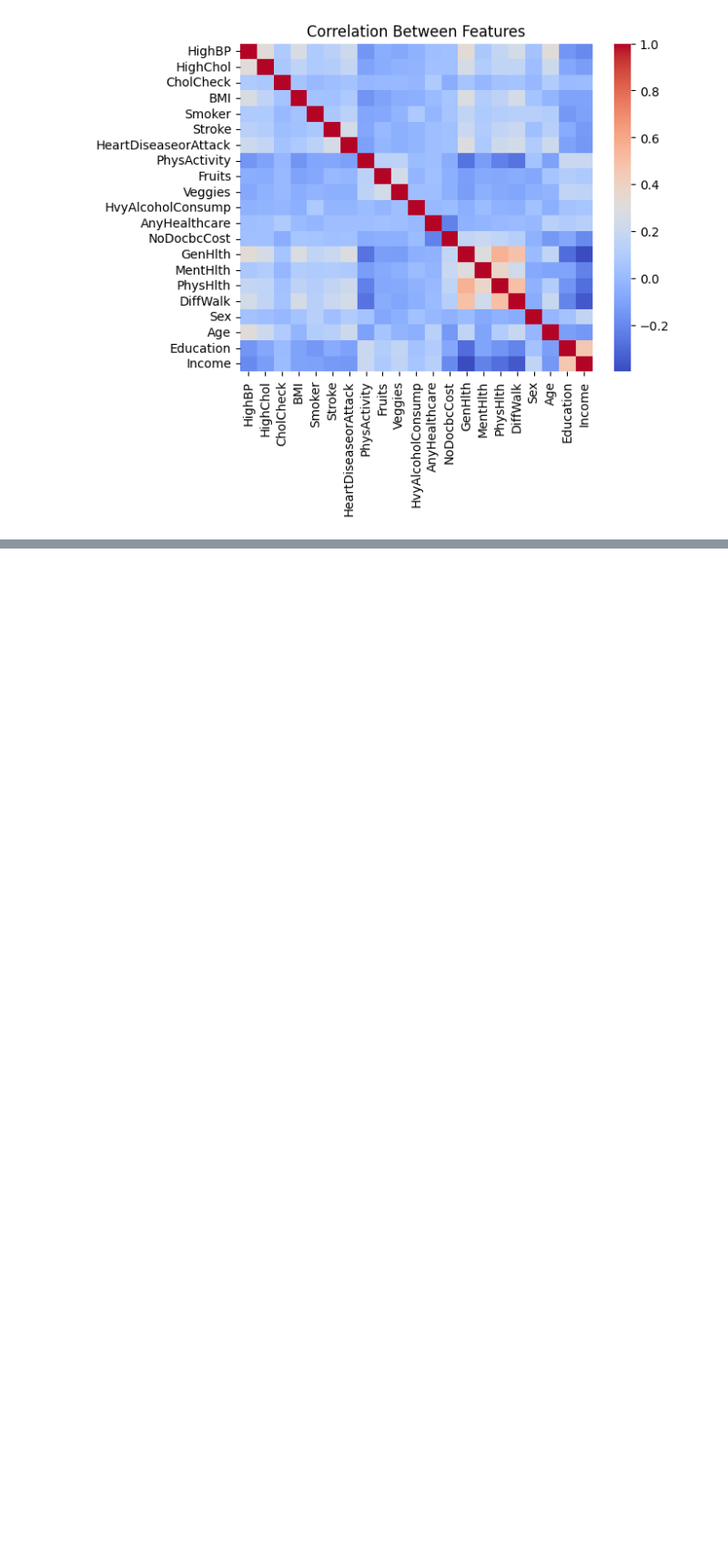
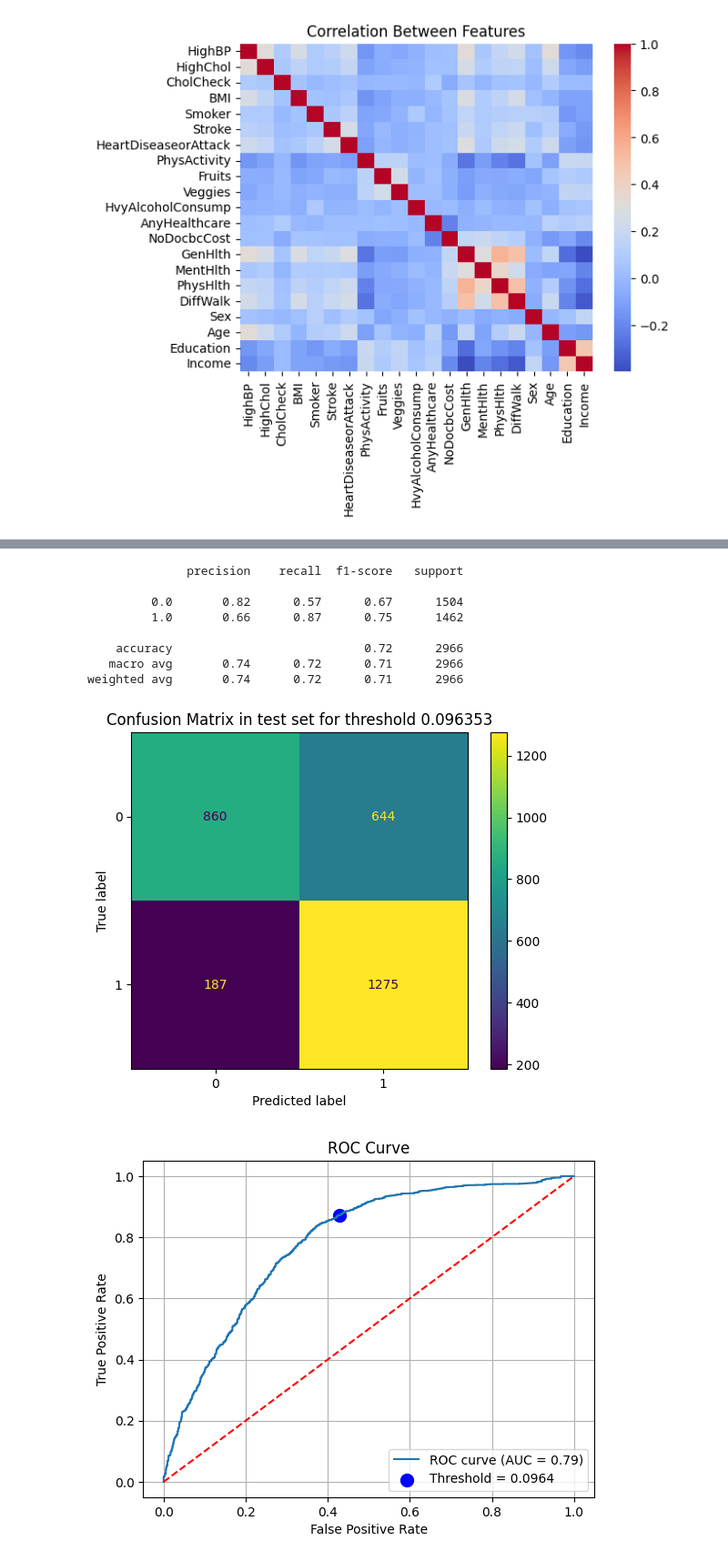
Before and after one commit to yasin281/data-mining-p2, a Jupyter notebook: src/Naive_Bayes.ipynb, the cells around one changed output, grey strips where cells are left out. Shown at 91% size. Cells and saved outputs as stored; diff of their text form; code cells hidden in the pictures; blank space fills up the shorter version.

```diff
--- a/src/Naive_Bayes.ipynb
+++ b/src/Naive_Bayes.ipynb
@@ -298,0 +283,49 @@ plt.plot([0, 1], [0, 1], linestyle='--', color='red')
+# %%
+clf.fit(X_train, y_train)
+
+# Obtain probabilities for data on test set
+probs = clf.predict_proba(X_test)
+
+# Generate predictions using probabilities and threshold found on 10 folds cross-validation
+prediction = filterp(threshold,probs[:,1])
+
+print(classification_report(y_test, prediction))
+
+ConfusionMatrixDisplay(confusion_matrix(y_test, prediction)).plot()
+plt.title(f'Confusion Matrix in test set for threshold {np.round(threshold, 6)}')
+plt.show()
+
+from sklearn.metrics import roc_curve, auc, RocCurveDisplay
+import matplotlib.pyplot as plt
+import numpy as np
+
+# Probabilidades para la clase positiva
+y_probs = probs[:, 1]
+
+# Calcular FPR, TPR y thresholds para la curva ROC
+fpr, tpr, thresholds = roc_curve(y_test, y_probs)
+roc_auc = auc(fpr, tpr)
+
+plt.plot(fpr, tpr, label=f'ROC curve (AUC = {roc_auc:.2f})')
+plt.plot([0, 1], [0, 1], linestyle='--', color='red')
+
+# Marcar el punto correspondiente a tu threshold personalizado
+idx = np.argmin(np.abs(thresholds - threshold))
+plt.scatter(fpr[idx], tpr[idx], color='blue', s=100, label=f'Threshold = {threshold:.4f}')
+plt.title('ROC Curve')
+plt.xlabel('False Positive Rate')
+plt.ylabel('True Positive Rate')
+plt.legend(loc='lower right')
+plt.grid(True)
+plt.show()
+# %% [output]
+              precision    recall  f1-score   support
+
+         0.0       0.82      0.57      0.67      1504
+         1.0       0.66      0.87      0.75      1462
+
+    accuracy                           0.72      2966
+   macro avg       0.74      0.72      0.71      2966
+weighted avg       0.74      0.72      0.71      2966
+[figure, added]
+[figure, added]
```
Also changed, not shown: parts of 23 cells of this notebook.
